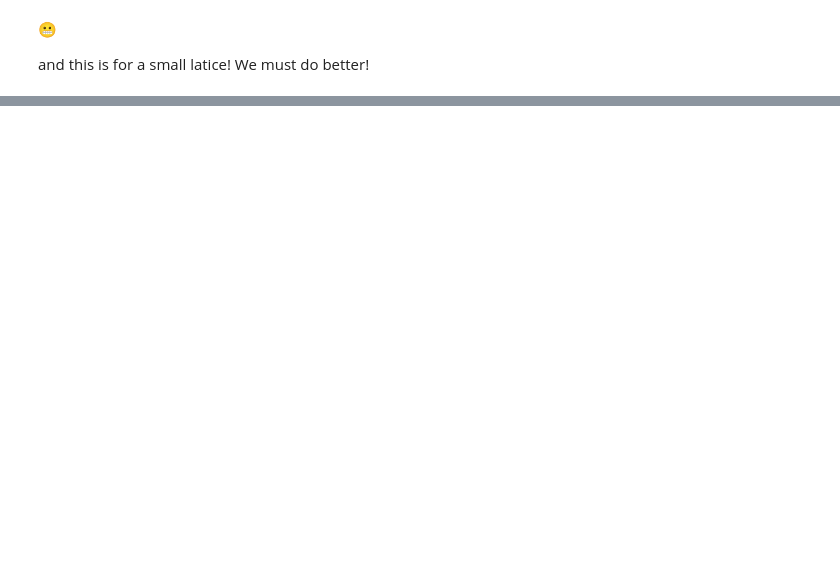
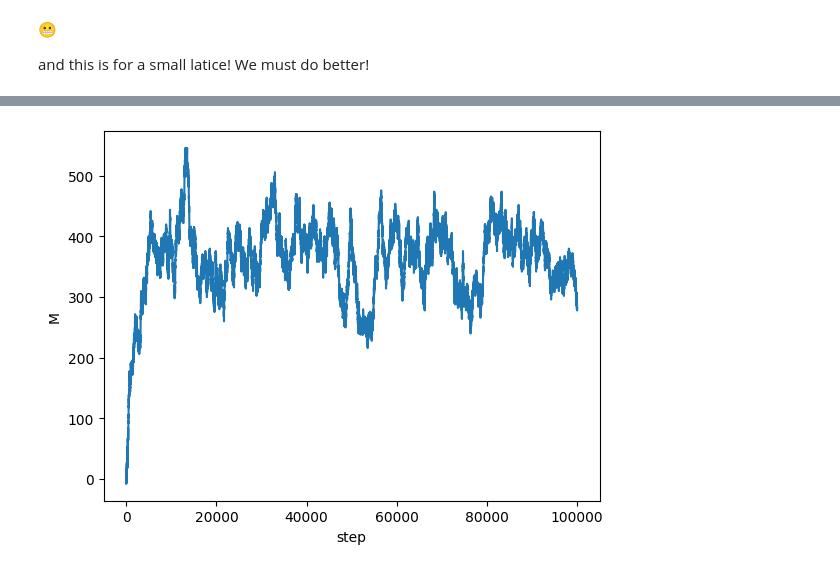
Before and after one commit to uo-phys/comp-phys-26, a Jupyter notebook: notebooks/Boltzmann and Ising (and some Metropolis).ipynb, the cells around one changed output, grey strips where cells are left out. Cells and saved outputs as stored; diff of their text form; code cells hidden in the pictures; blank space fills up the shorter version.

```diff
--- a/notebooks/Boltzmann and Ising (and some Metropolis).ipynb
+++ b/notebooks/Boltzmann and Ising (and some Metropolis).ipynb
@@ -179,0 +251,6 @@ and this is for a small latice!  We must do better!
+# %%
+plt.plot(magnetizations)
+plt.xlabel('step')
+plt.ylabel('M');
+# %% [output]
+[figure, added]
```
Also changed, not shown: parts of 14 cells of this notebook.
